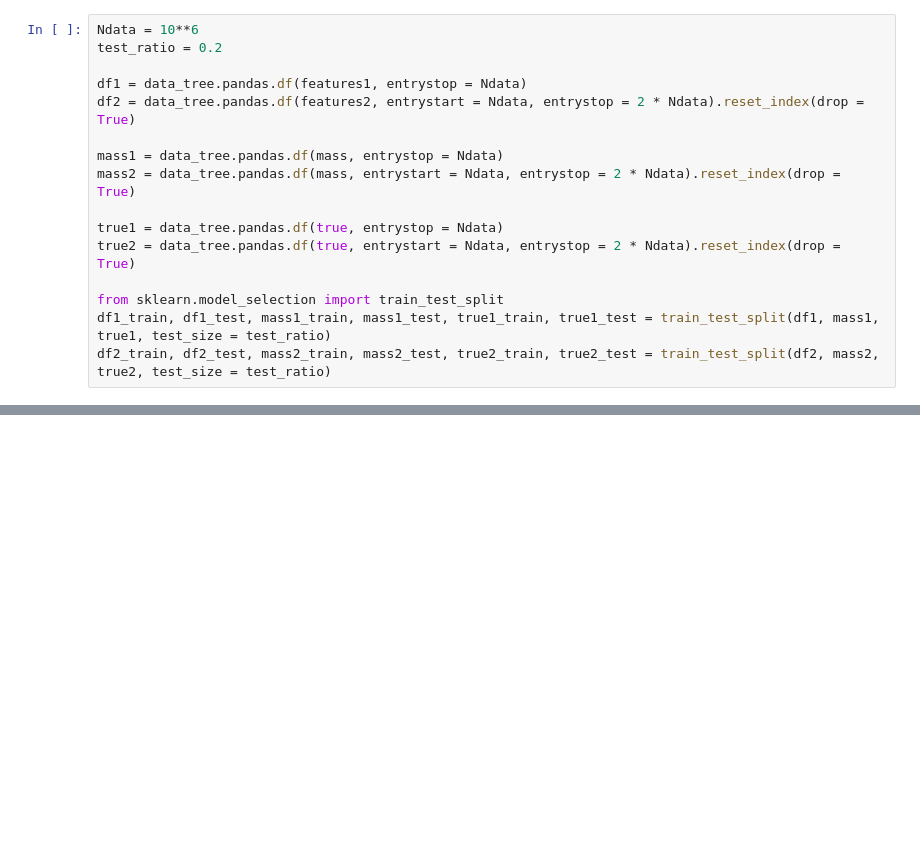
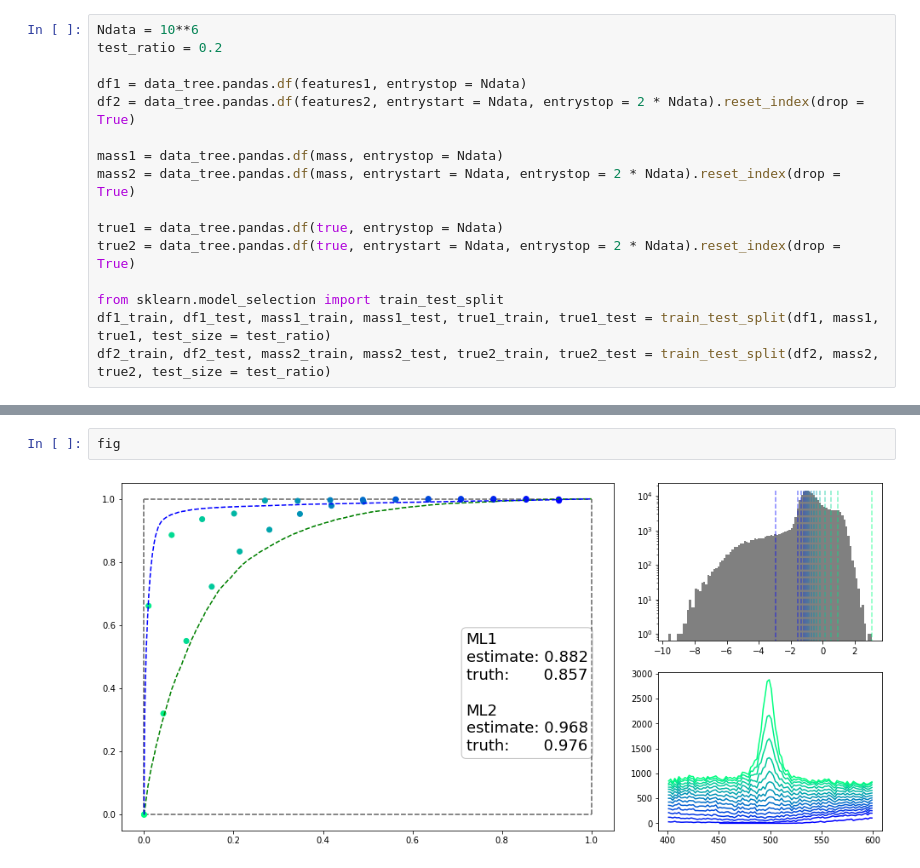
Before and after one commit to JohannSeverin/PUK_ml_high, a Jupyter notebook: Generate_MIC_correlations/Evaluating models.ipynb, the cells around one changed output, grey strips where cells are left out. Drawn from its saved outputs; the diff is of its cells as text; blank space fills up the shorter version.

```diff
--- a/Generate_MIC_correlations/Evaluating models.ipynb
+++ b/Generate_MIC_correlations/Evaluating models.ipynb
@@ -275,0 +315,4 @@ fig.savefig("../figures/Model_2_uncorr.pdf")
+# %%
+fig
+# %% [output]
+[figure, added]
```
Also changed, not shown: parts of 26 cells of this notebook, 20 other files.
